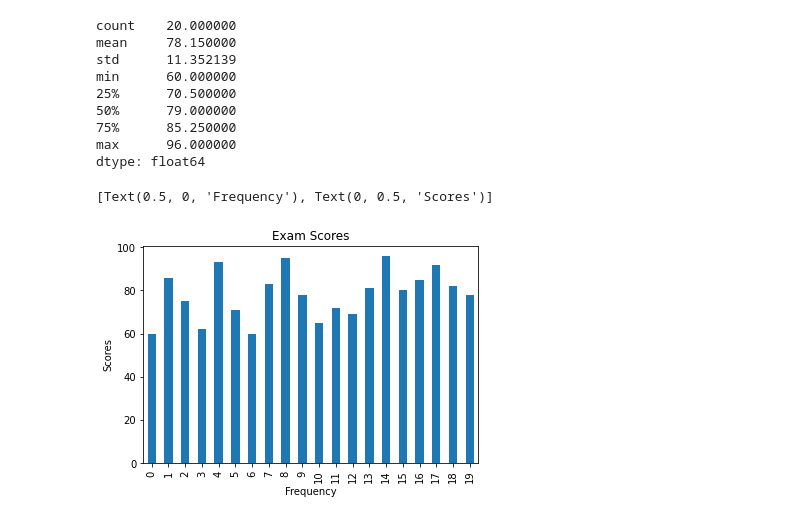
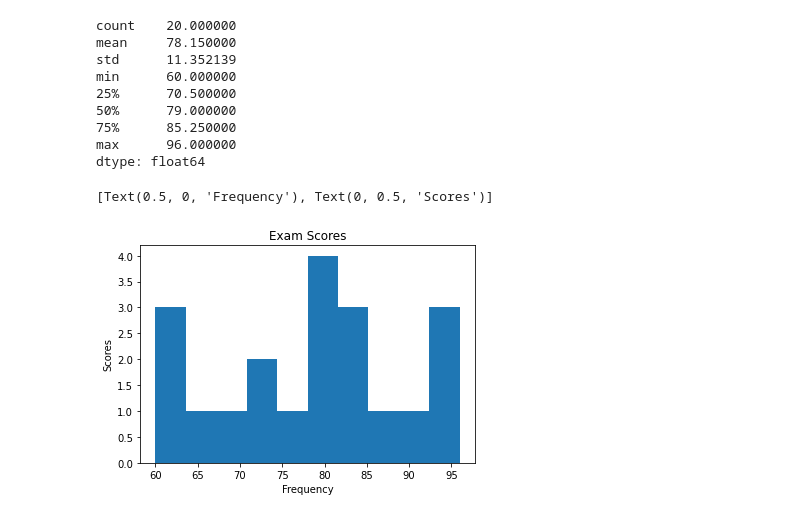
Before and after one commit to Larry-Holmes/numpy-pandas-visualization-exercises, a Jupyter notebook: pandas_series.ipynb, the cells around one changed output. Drawn from its saved outputs; the diff is of its cells as text; code cells hidden in the pictures.

```diff
--- a/pandas_series.ipynb
+++ b/pandas_series.ipynb
@@ -475,10 +494,10 @@ min      60.000000
 max      96.000000
 dtype: float64
 # %%
-exam_scores.plot.bar(title='Exam Scores').set(xlabel='Frequency', ylabel='Scores')
+exam_scores.plot.hist(title='Exam Scores').set(xlabel='Frequency', ylabel='Scores')
 # %% [output]
 [Text(0.5, 0, 'Frequency'), Text(0, 0.5, 'Scores')]
-[figure, old version]
+[figure, new version]
 # %%
 # Write the code necessary to implement a curve for your exam_grades Series and save
 # this as curved_grades. Add the necessary points to the highest grade to make it 100,
```
Also changed, not shown: parts of 9 cells of this notebook, 1 other file.
